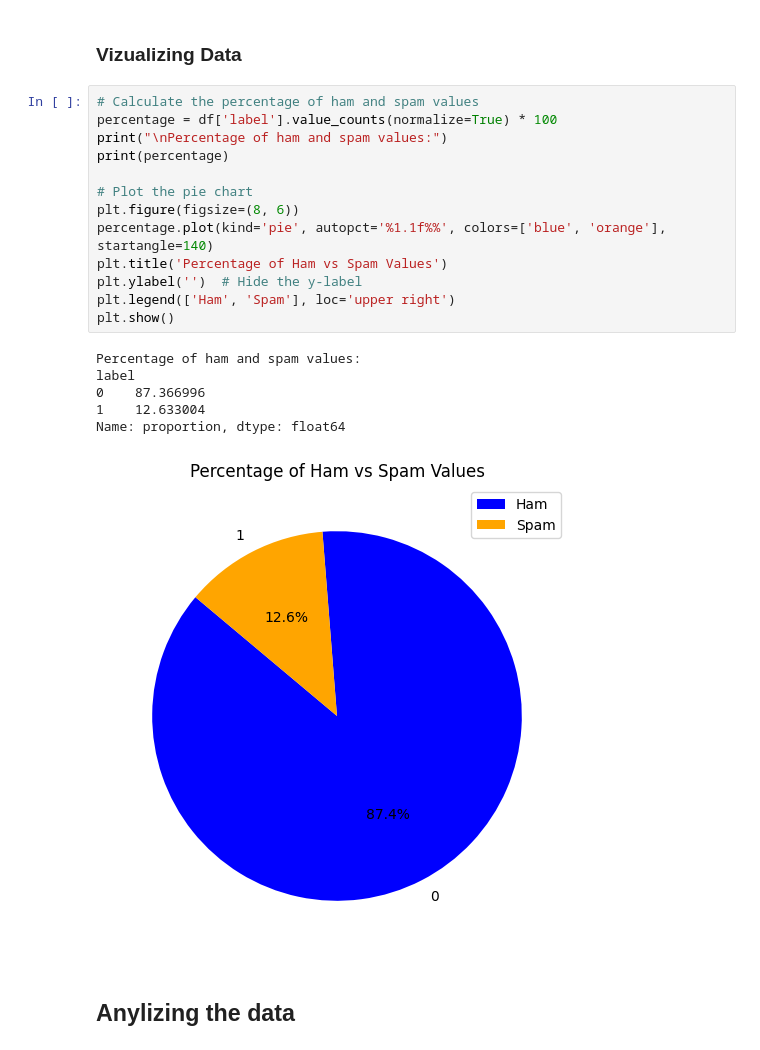
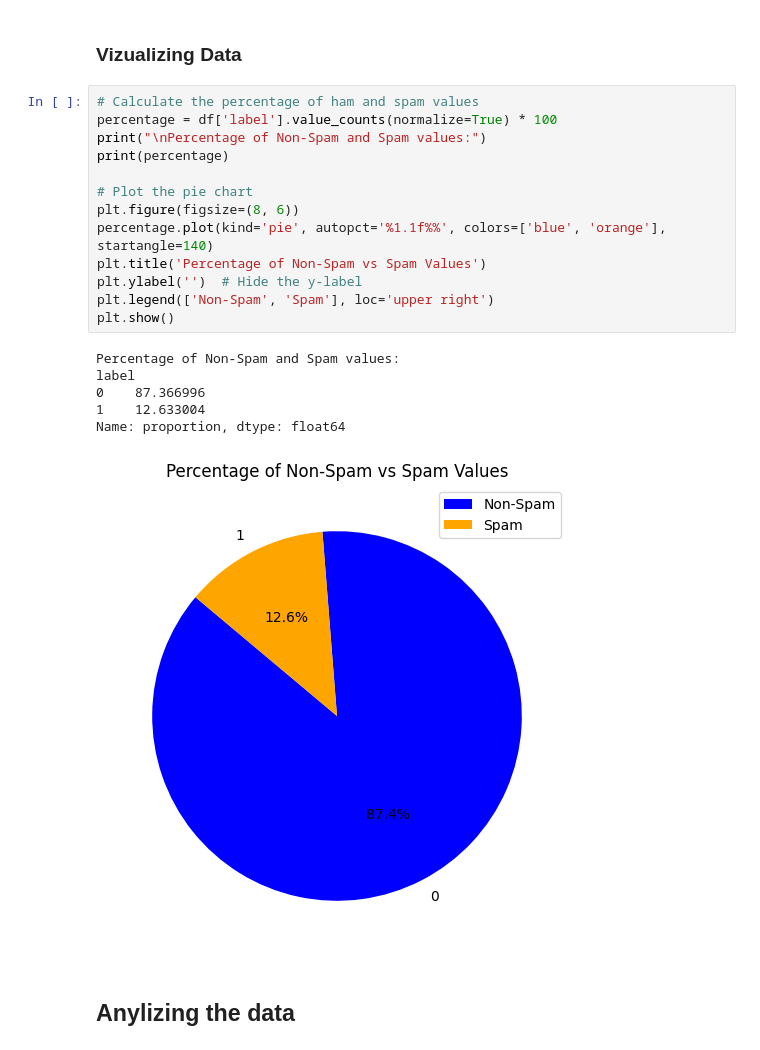
Before and after one commit to thangthewinner/Spam_Email_Detection, a Jupyter notebook: project.ipynb, the cells around one changed output. Saved outputs shown, nothing was run; the diff lists cells and outputs as text.

```diff
--- a/project.ipynb
+++ b/project.ipynb
@@ -162,23 +180,23 @@ df.loc[11]['message']
 # %%
 # Calculate the percentage of ham and spam values
 percentage = df['label'].value_counts(normalize=True) * 100
-print("\nPercentage of ham and spam values:")
+print("\nPercentage of Non-Spam and Spam values:")
 print(percentage)
 
 # Plot the pie chart
 plt.figure(figsize=(8, 6))
 percentage.plot(kind='pie', autopct='%1.1f%%', colors=['blue', 'orange'], startangle=140)
-plt.title('Percentage of Ham vs Spam Values')
+plt.title('Percentage of Non-Spam vs Spam Values')
 plt.ylabel('')  # Hide the y-label
-plt.legend(['Ham', 'Spam'], loc='upper right')
+plt.legend(['Non-Spam', 'Spam'], loc='upper right')
 plt.show()
 # %% [output]
-Percentage of ham and spam values:
+Percentage of Non-Spam and Spam values:
 label
 0    87.366996
 1    12.633004
 Name: proportion, dtype: float64
-[figure, old version]
+[figure, new version]
 # %% [markdown]
 ## Anylizing the data
 # %%
```
Also changed, not shown: parts of 8 cells of this notebook, 7 other files.
